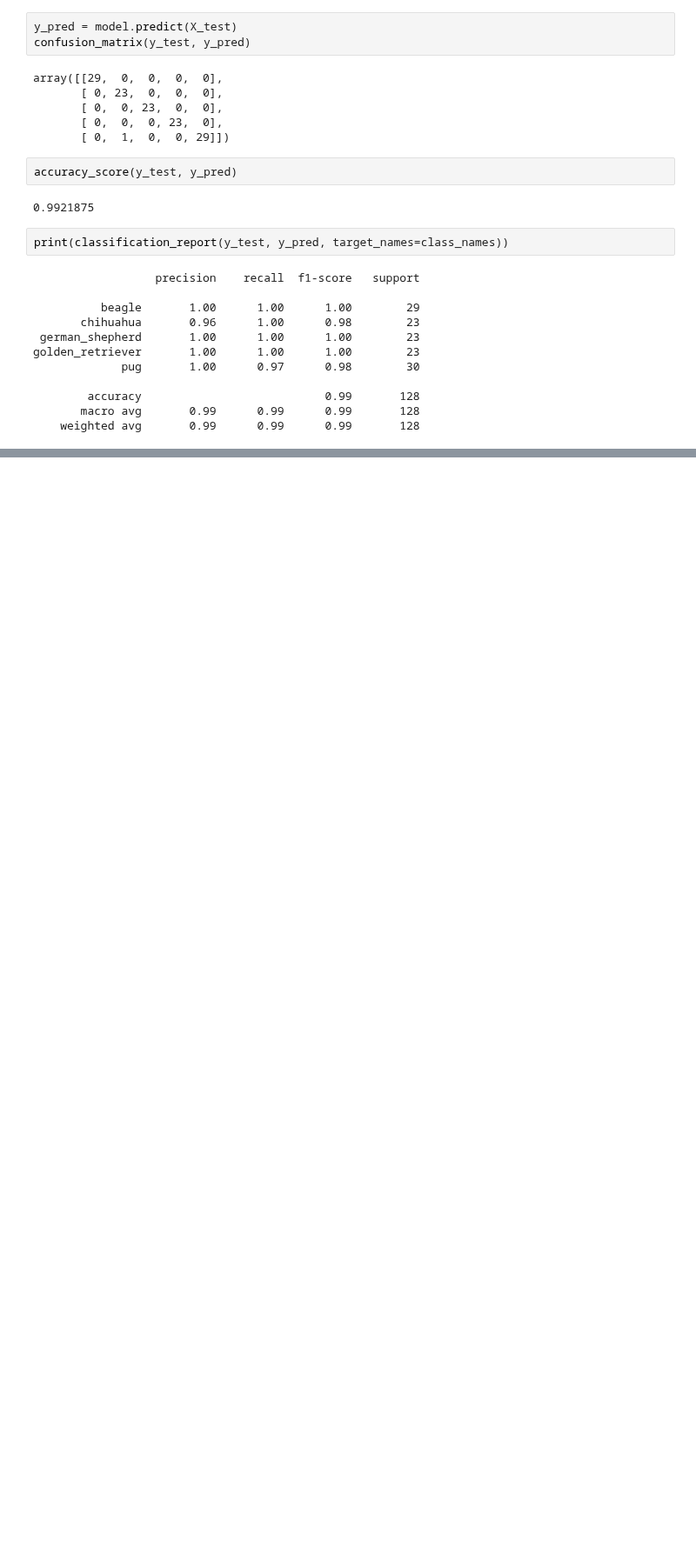
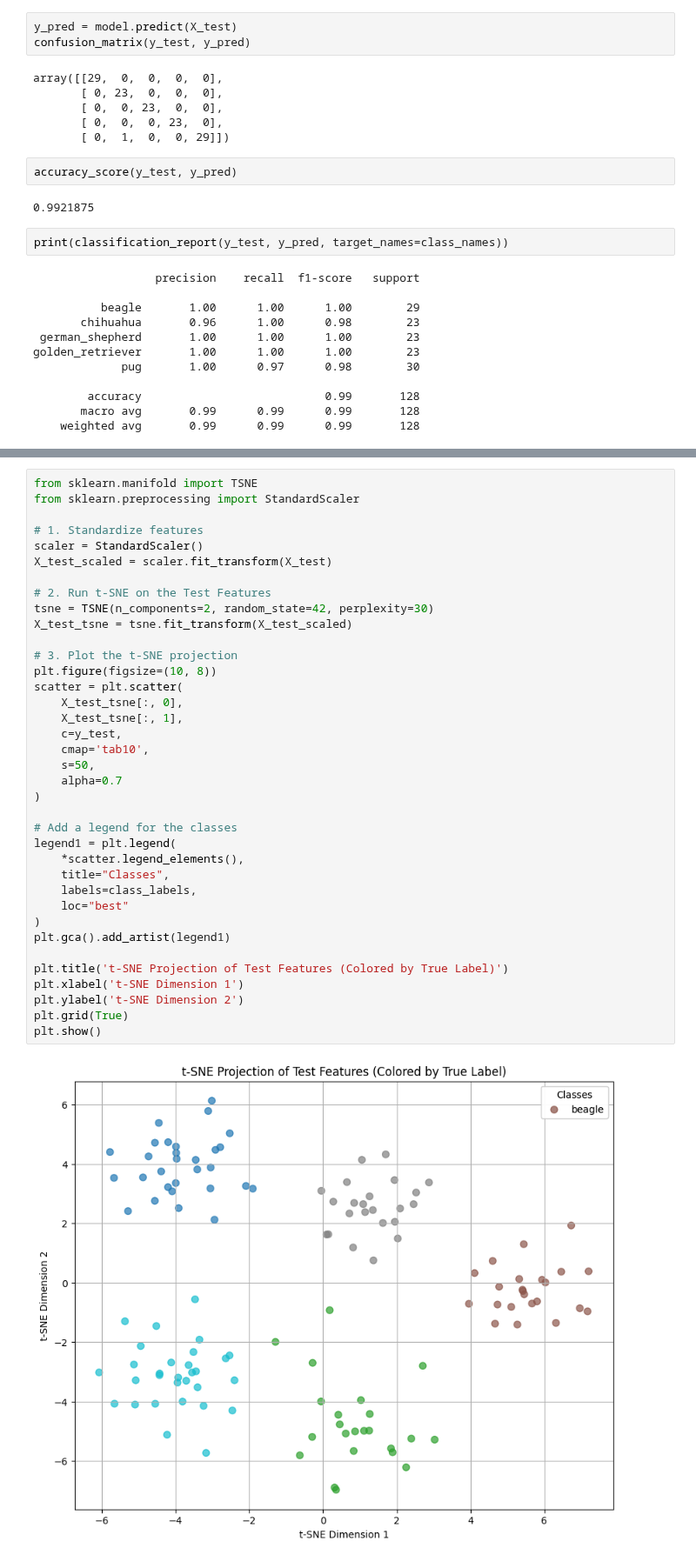
Before and after one commit to Mohamed1Hossam/ML, a Jupyter notebook: Image_Dataset/train_logistic_regression.ipynb, the cells around one changed output, grey strips where cells are left out. Shown at 87% size. Cells and saved outputs as stored; diff of their text form; blank space fills up the shorter version.

```diff
--- a/Image_Dataset/train_logistic_regression.ipynb
+++ b/Image_Dataset/train_logistic_regression.ipynb
@@ -89,0 +113,39 @@ golden_retriever       1.00      1.00      1.00        23
+# %%
+from sklearn.manifold import TSNE
+from sklearn.preprocessing import StandardScaler
+
+# 1. Standardize features
+scaler = StandardScaler()
+X_test_scaled = scaler.fit_transform(X_test)
+
+# 2. Run t-SNE on the Test Features
+tsne = TSNE(n_components=2, random_state=42, perplexity=30)
+X_test_tsne = tsne.fit_transform(X_test_scaled)
+
+# 3. Plot the t-SNE projection
+plt.figure(figsize=(10, 8))
+scatter = plt.scatter(
+    X_test_tsne[:, 0],
+    X_test_tsne[:, 1],
+    c=y_test,
+    cmap='tab10',
+    s=50,
+    alpha=0.7
+)
+
+# Add a legend for the classes
+legend1 = plt.legend(
+    *scatter.legend_elements(),
+    title="Classes",
+    labels=class_labels,
+    loc="best"
+)
+plt.gca().add_artist(legend1)
+
+plt.title('t-SNE Projection of Test Features (Colored by True Label)')
+plt.xlabel('t-SNE Dimension 1')
+plt.ylabel('t-SNE Dimension 2')
+plt.grid(True)
+plt.show()
+# %% [output]
+[figure, added]
```
Also changed, not shown: parts of 1 cell of this notebook, 1 other file.
